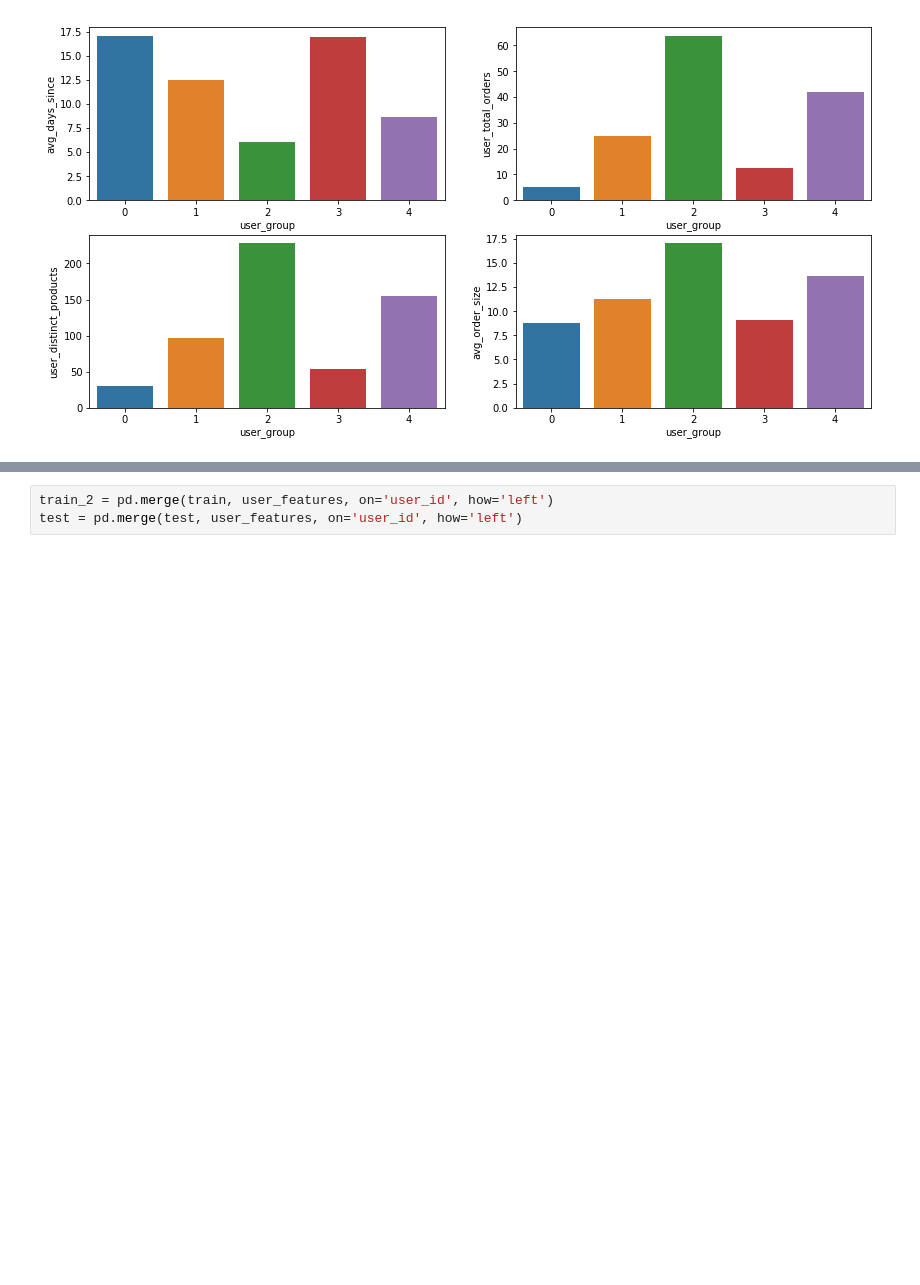
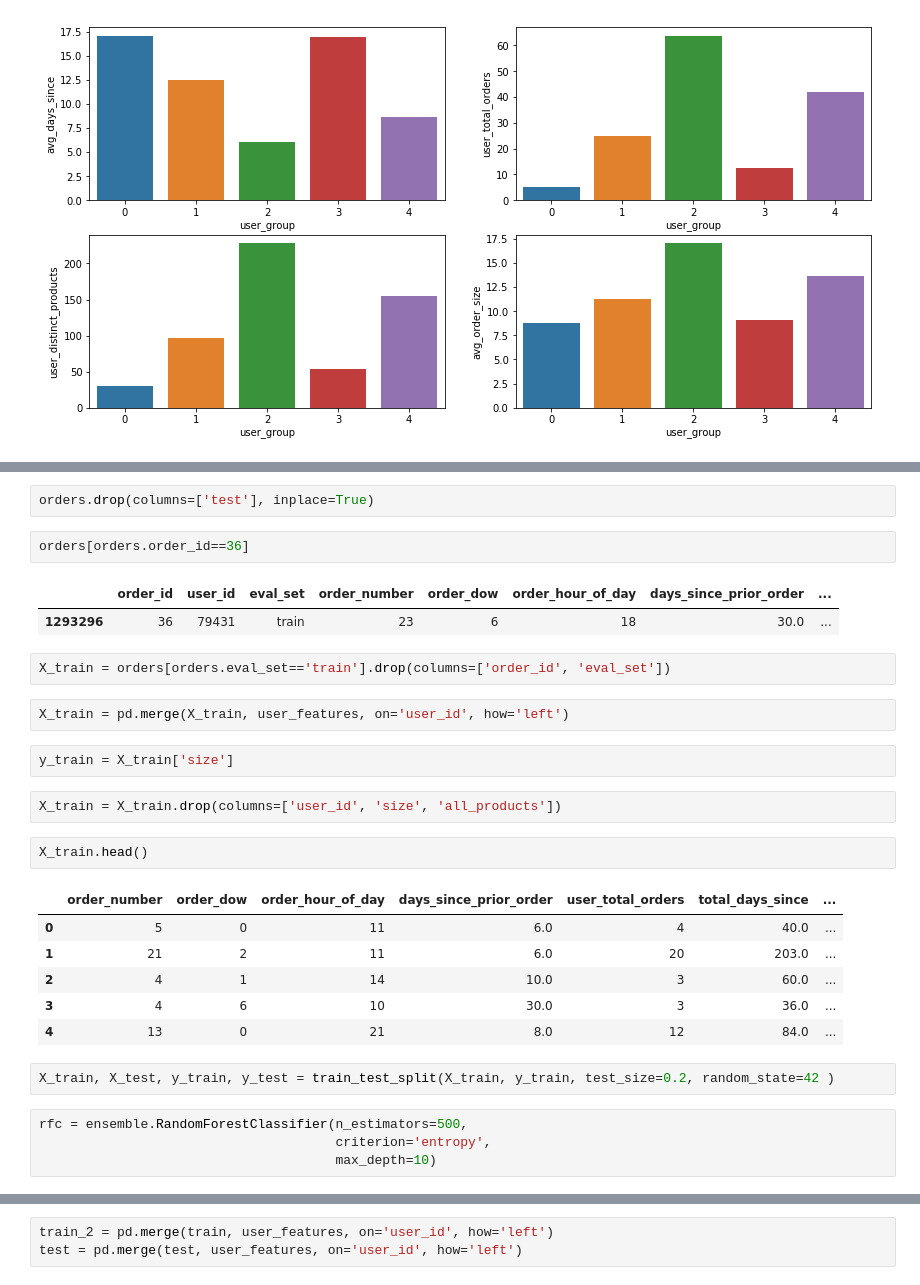
Before and after one commit to valfehr/Instacart, a Jupyter notebook: Untitled.ipynb, the cells around one changed output, grey strips where cells are left out. Cells and saved outputs as stored; diff of their text form; blank space fills up the shorter version.

```diff
--- a/Untitled.ipynb
+++ b/Untitled.ipynb
@@ -354,0 +476,30 @@ user_features.head()
+# %%
+orders.drop(columns=['test'], inplace=True)
+# %%
+orders[orders.order_id==36]
+# %% [output]
+|  | order_id | user_id | eval_set | order_number | order_dow | order_hour_of_day | days_since_prior_order | ... |
+| 1293296 | 36 | 79431 | train | 23 | 6 | 18 | 30.0 | ... |
+# %%
+X_train = orders[orders.eval_set=='train'].drop(columns=['order_id', 'eval_set'])
+# %%
+X_train = pd.merge(X_train, user_features, on='user_id', how='left')
+# %%
+y_train = X_train['size']
+# %%
+X_train = X_train.drop(columns=['user_id', 'size', 'all_products'])
+# %%
+X_train.head()
+# %% [output]
+|  | order_number | order_dow | order_hour_of_day | days_since_prior_order | user_total_orders | total_days_since | ... |
+| 0 | 5 | 0 | 11 | 6.0 | 4 | 40.0 | ... |
+| 1 | 21 | 2 | 11 | 6.0 | 20 | 203.0 | ... |
+| 2 | 4 | 1 | 14 | 10.0 | 3 | 60.0 | ... |
+| 3 | 4 | 6 | 10 | 30.0 | 3 | 36.0 | ... |
+| 4 | 13 | 0 | 21 | 8.0 | 12 | 84.0 | ... |
+# %%
+X_train, X_test, y_train, y_test = train_test_split(X_train, y_train, test_size=0.2, random_state=42 )
+# %%
+rfc = ensemble.RandomForestClassifier(n_estimators=500,
+                                      criterion='entropy',
+                                      max_depth=10)
```
Also changed, not shown: parts of 58 cells of this notebook.
